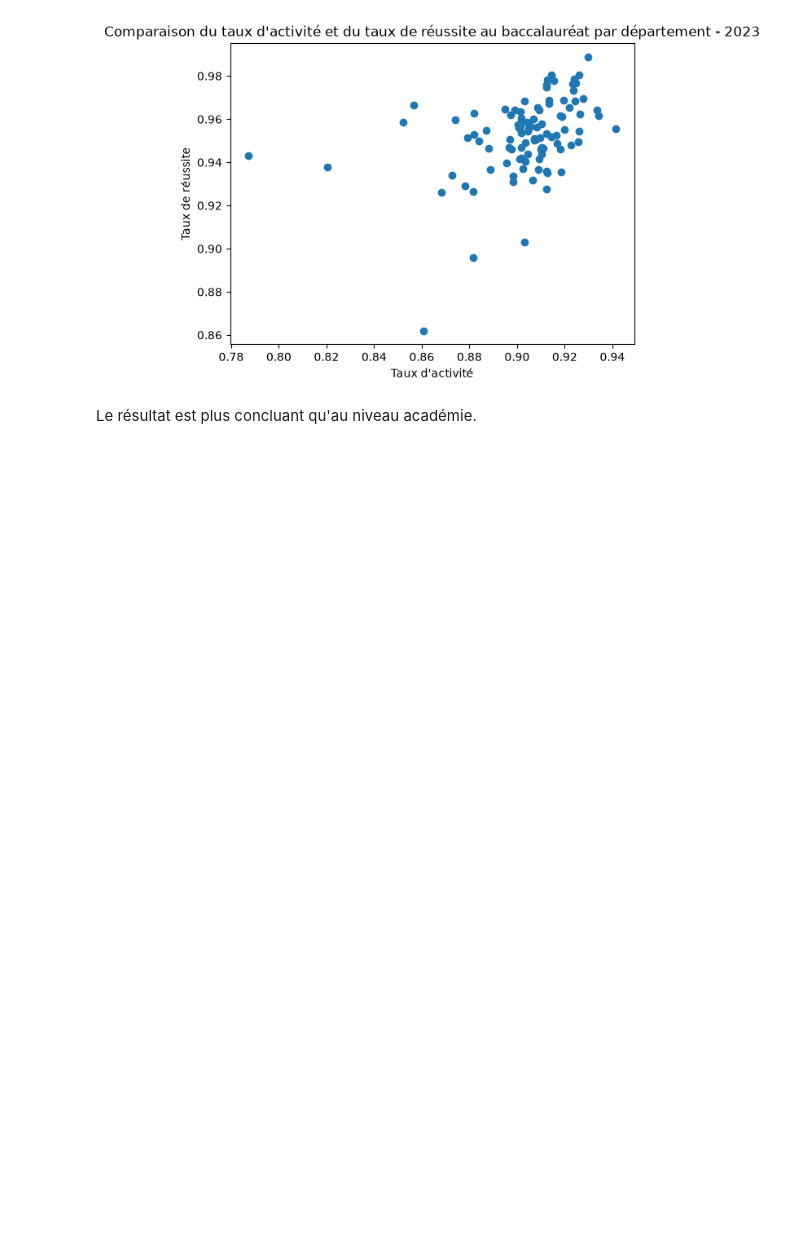
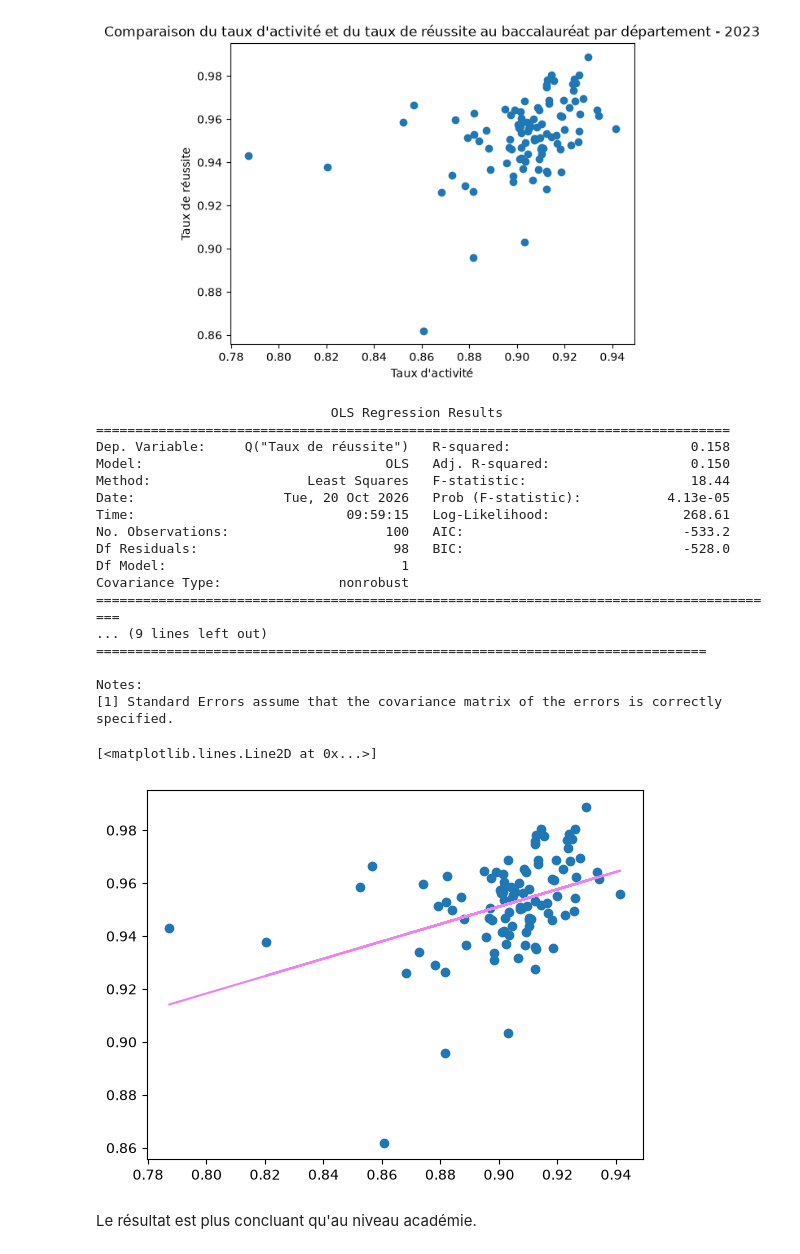
Before and after one commit to ma2nons/Projet-python, a Jupyter notebook: département/test_niveau dep.ipynb, the cells around one changed output. Saved outputs shown, nothing was run; the diff lists cells and outputs as text; code cells hidden in the pictures; blank space fills up the shorter version.

Commit message:
ajout droite reg

```diff
--- a/département/test_niveau dep.ipynb
+++ b/département/test_niveau dep.ipynb
@@ -115,6 +138,10 @@ bac_emploi_2023 = bac_2023.merge(
   how = "left"
 )
 
+
+
+bac_emploi_2023 = bac_emploi_2023.dropna()
+
 bac_emploi_2023.head()
 # %% [output]
 |  | Code departement | Annee | Presents - Toutes series | Effectif de seconde | Effectif de premiere | ... |
@@ -131,6 +158,37 @@ plt.title("Comparaison du taux d'activité et du taux de réussite au baccalaur
 # %% [output]
 Text(0.5, 1.0, "Comparaison du taux d'activité et du taux de réussite au baccalauréat par département - 2023")
 [figure]
+# %%
+results = smf.ols('Q("Taux de réussite") ~ Q("Taux d\'activité")', data=bac_emploi_2023).fit()
+print(results.summary())
+
+plt.scatter (bac_emploi_2023["Taux d'activité"],bac_emploi_2023["Taux de réussite"])
+plt.plot(
+    bac_emploi_2023["Taux d'activité"],
+    results.fittedvalues,
+    color="violet",
+    label="Droite de régression"
+)
+# %% [output]
+                              OLS Regression Results
+=================================================================================
+Dep. Variable:     Q("Taux de réussite")   R-squared:                       0.158
+Model:                               OLS   Adj. R-squared:                  0.150
+Method:                    Least Squares   F-statistic:                     18.44
+Date:                   Tue, 20 Oct 2026   Prob (F-statistic):           4.13e-05
+Time:                           09:59:15   Log-Likelihood:                 268.61
+No. Observations:                    100   AIC:                            -533.2
+Df Residuals:                         98   BIC:                            -528.0
+Df Model:                              1
+Covariance Type:               nonrobust
+========================================================================================
+... (9 lines left out)
+==============================================================================
+
+Notes:
+[1] Standard Errors assume that the covariance matrix of the errors is correctly specified.
+[<matplotlib.lines.Line2D at 0x...>]
+[figure, added]
 # %% [markdown]
 Le résultat est plus concluant qu'au niveau académie.
 # %%
```
Also changed, not shown: parts of 1 cell of this notebook.
